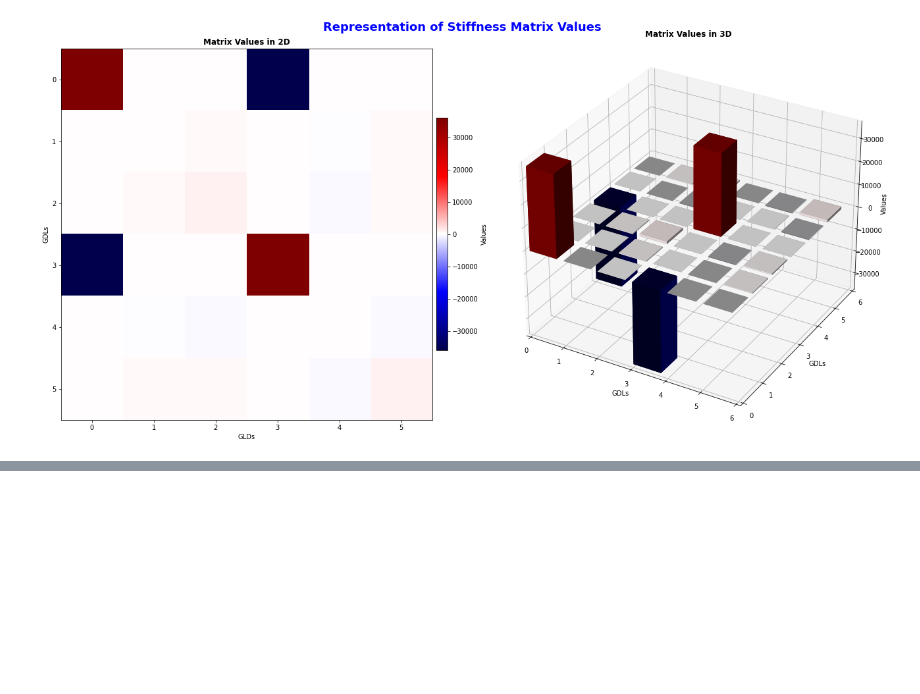
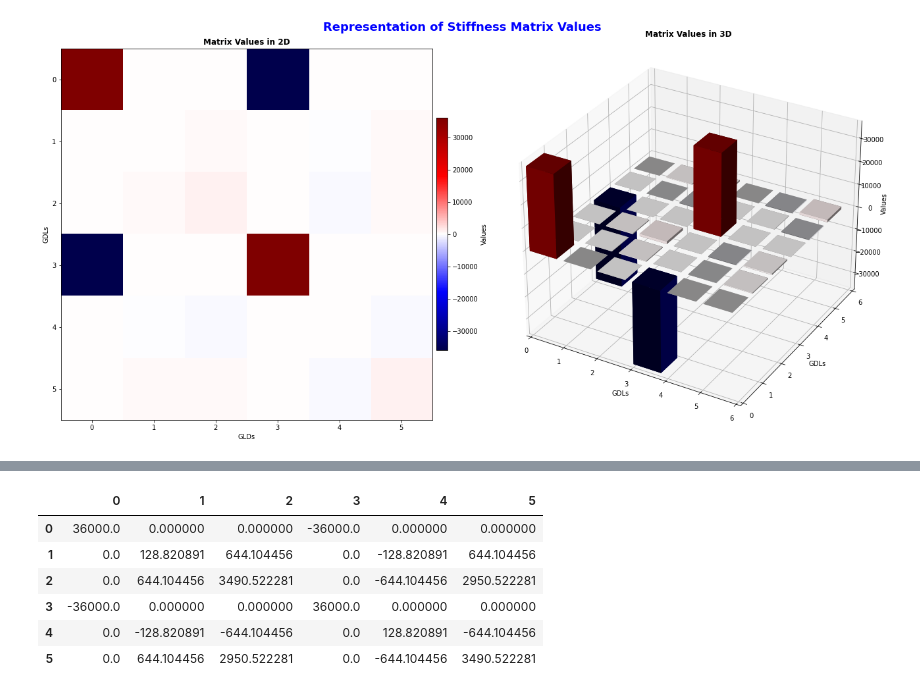
Before and after one commit to Normando1945/Repo_Maxtrix_Analisys, a Jupyter notebook: examples/Basic_Coding.ipynb, the cells around one changed output, grey strips where cells are left out. Cells and saved outputs as stored; diff of their text form; code cells hidden in the pictures; blank space fills up the shorter version.

```diff
--- a/examples/Basic_Coding.ipynb
+++ b/examples/Basic_Coding.ipynb
@@ -334,0 +511,13 @@ plot2dF = D2matrixF.M_visual()
+# %%
+ejemplo3 = MF_K_T_L_Element2D(E,A,I,L,u,f = 6/5,dA = 2.5,dB = 2.5)
+KER_da_db = ejemplo3.stiffness_matrix_MF_EI_AE_GAf_da_db()
+KER_da_db_df = pd.DataFrame(KER_da_db)
+KER_da_db_df
+# %% [output]
+|  | 0 | 1 | 2 | 3 | 4 | 5 |
+| 0 | 36000.0 | 0.000000 | 0.000000 | -36000.0 | 0.000000 | 0.000000 |
+| 1 | 0.0 | 128.820891 | 644.104456 | 0.0 | -128.820891 | 644.104456 |
+| 2 | 0.0 | 644.104456 | 3490.522281 | 0.0 | -644.104456 | 2950.522281 |
+| 3 | -36000.0 | 0.000000 | 0.000000 | 36000.0 | 0.000000 | 0.000000 |
+| 4 | 0.0 | -128.820891 | -644.104456 | 0.0 | 128.820891 | -644.104456 |
+| 5 | 0.0 | 644.104456 | 2950.522281 | 0.0 | -644.104456 | 3490.522281 |
```
Also changed, not shown: parts of 13 cells of this notebook, 3 other files.
